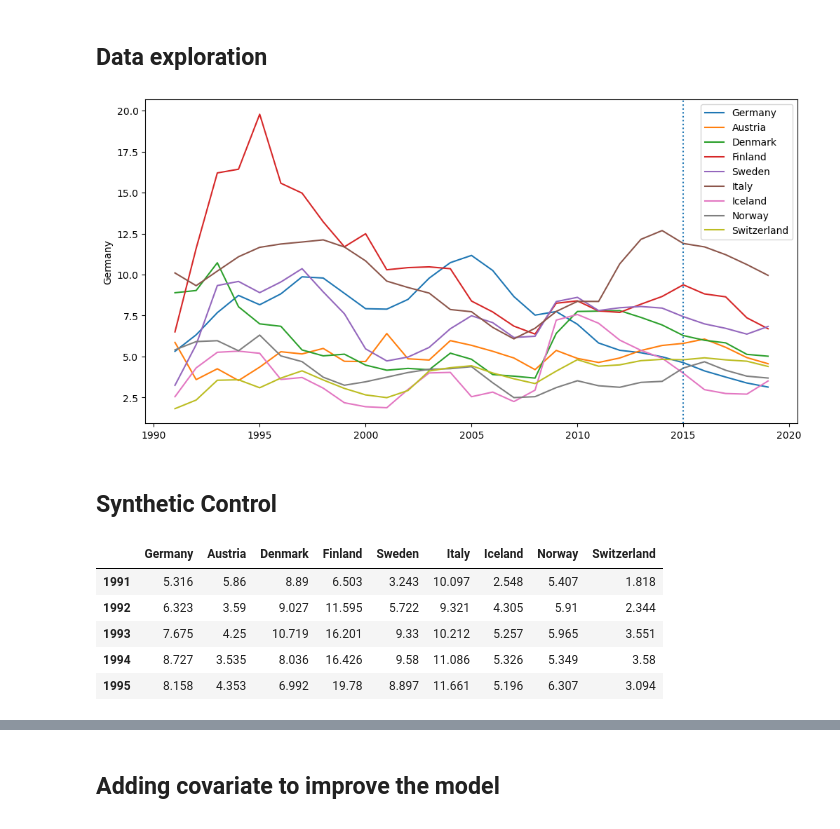
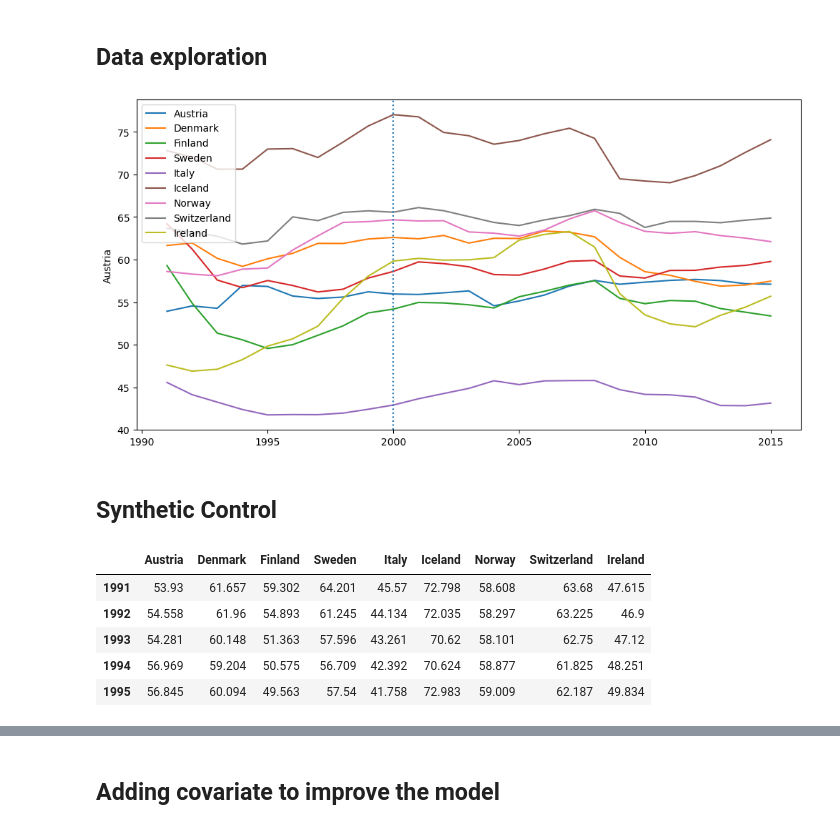
Before and after one commit to S3tuit/jup_lab, a Jupyter notebook: min_wage.ipynb, the cells around one changed output, grey strips where cells are left out. Drawn from its saved outputs; the diff is of its cells as text; code cells hidden in the pictures.

```diff
--- a/min_wage.ipynb
+++ b/min_wage.ipynb
@@ -9,5 +11,5 @@ import seaborn as sns
 # %%
-path = r'C:\Users\matte\OneDrive\Desktop\GitHub\data\minimun w eff\P_Data_Extract_From_World_Development_Indicators.xls'
+path = r'C:\Users\matte\OneDrive\Desktop\GitHub\data\minimun w eff\minimun_wage_countries.xlsx'
 
 df = pd.read_excel(path).drop(columns=['Series Name','Series Code'])
 
@@ -23,7 +25,10 @@ df.head()
 # %%
+# Rename columns;
+# eg: 1987 [YR1987] --> 1987
+
 df.rename(columns={'Country Name':'name', 'Country Code':'code'}, inplace=True)
 
-df.rename(columns={old_c: new_c for old_c, new_c in zip(df.columns.to_list()[2:], range(1985, 2020))},
+df.rename(columns={old_c: new_c for old_c, new_c in zip(df.columns.to_list()[2:], range(1987, 2016))},
           inplace=True)
 # %%
 df.info()
@@ -48,8 +53,9 @@ memory usage: 2.7+ KB
 # %%
-# Iceland is missing some data from 1985 to 1990
-# I drop it
+# Drop the columns with all missing data
 
-df.drop(columns=[1985,1986,1987,1988,1989,1990], inplace=True)
+df.drop(columns=[1987,1988,1989,1990], inplace=True)
+# %%
+df.drop(0, inplace=True) # drop Germany
 # %%
 df.head()
 # %% [output]
@@ -87,21 +86,21 @@ df.head()
 # %%
 fig, ax = plt.subplots(figsize=(12,6))
 
 for country in df.columns.tolist():
     sns.lineplot(data=df, x=df.index, y=country, label=country, ax=ax)
 
-plt.axvline(x=2015, linestyle=':');
+plt.axvline(x=2000, linestyle=':');
 # %% [output]
-[figure, old version]
+[figure, new version]
 # %% [markdown]
 ## Synthetic Control
 # %%
 df.head()
 # %% [output]
-|  | Germany | Austria | Denmark | Finland | Sweden | Italy | Iceland | Norway | Switzerland |
-| 1991 | 5.316 | 5.86 | 8.89 | 6.503 | 3.243 | 10.097 | 2.548 | 5.407 | 1.818 |
-| 1992 | 6.323 | 3.59 | 9.027 | 11.595 | 5.722 | 9.321 | 4.305 | 5.91 | 2.344 |
-| 1993 | 7.675 | 4.25 | 10.719 | 16.201 | 9.33 | 10.212 | 5.257 | 5.965 | 3.551 |
-| 1994 | 8.727 | 3.535 | 8.036 | 16.426 | 9.58 | 11.086 | 5.326 | 5.349 | 3.58 |
-| 1995 | 8.158 | 4.353 | 6.992 | 19.78 | 8.897 | 11.661 | 5.196 | 6.307 | 3.094 |
+|  | Austria | Denmark | Finland | Sweden | Italy | Iceland | Norway | Switzerland | Ireland |
+| 1991 | 53.93 | 61.657 | 59.302 | 64.201 | 45.57 | 72.798 | 58.608 | 63.68 | 47.615 |
+| 1992 | 54.558 | 61.96 | 54.893 | 61.245 | 44.134 | 72.035 | 58.297 | 63.225 | 46.9 |
+| 1993 | 54.281 | 60.148 | 51.363 | 57.596 | 43.261 | 70.62 | 58.101 | 62.75 | 47.12 |
+| 1994 | 56.969 | 59.204 | 50.575 | 56.709 | 42.392 | 70.624 | 58.877 | 61.825 | 48.251 |
+| 1995 | 56.845 | 60.094 | 49.563 | 57.54 | 41.758 | 72.983 | 59.009 | 62.187 | 49.834 |
 # %%
```
Also changed, not shown: parts of 35 cells of this notebook.
